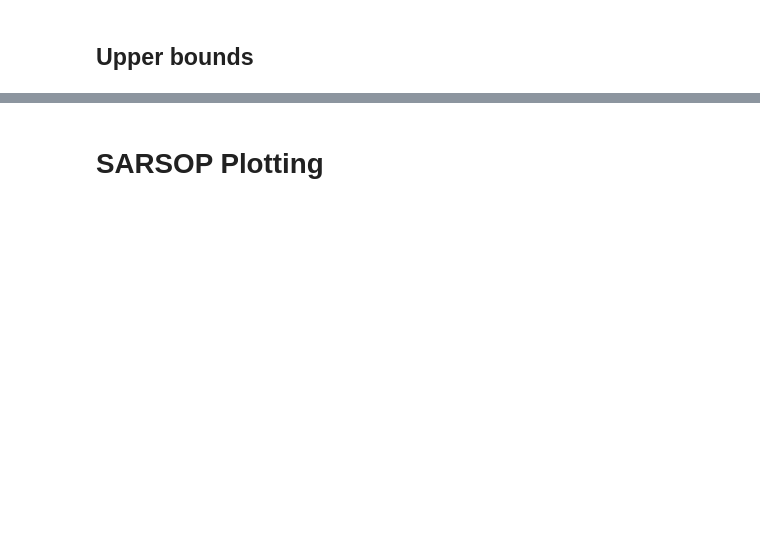
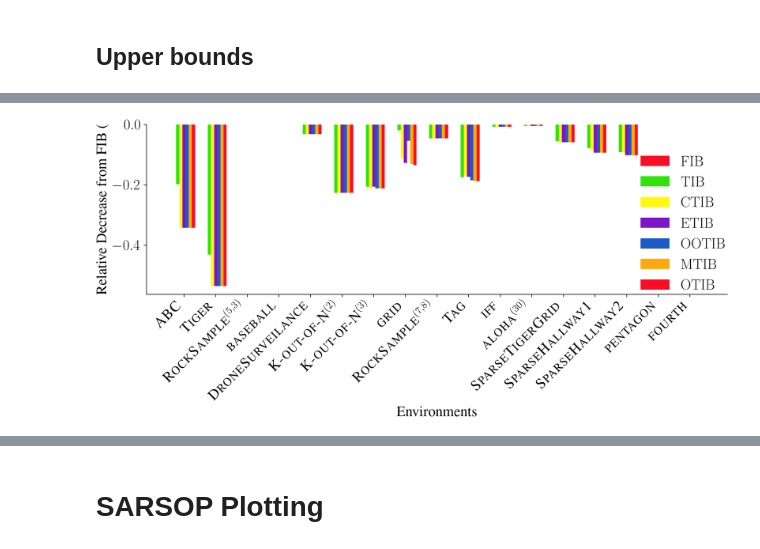
Before and after one commit to MKrale/TighterInformedBound.jl, a Jupyter notebook: Plotting.ipynb, the cells around one changed output, grey strips where cells are left out. Saved outputs shown, nothing was run; the diff lists cells and outputs as text; code cells hidden in the pictures; blank space fills up the shorter version.

```diff
--- a/Plotting.ipynb
+++ b/Plotting.ipynb
@@ -539,2 +647,56 @@ print(dataframe.to_latex( index=False))
 \bottomrule
 \end{tabular}
+# %%
+# Bar chart for upper bounds
+
+import matplotlib.pyplot as plt
+import numpy as np
+
+# Extract numeric values from bounds
+numeric_bounds = []
+for heur_bounds in bounds:
+    heur_nums = []
+    for val in heur_bounds:
+        num = extract_number(val)
+        heur_nums.append(num if num is not None else 0)
+    numeric_bounds.append(heur_nums)
+
+# Remove SARSOP (first heuristic) and scale relative to FIB
+# FIB is now index 0 in the filtered lists
+filtered_heuristic_names = list(map(lambda h: Heur_to_latex[h], heuristic_names[1:]))
+filtered_numeric_bounds = numeric_bounds[1:]
+
+# Scale as relative decrease from FIB (lower is better)
+scaled_numeric_bounds = []
+for heur_idx in range(len(filtered_numeric_bounds)):
+    scaled_heur = []
+    for env_idx in range(len(env_names)):
+        fib_val = numeric_bounds[1][env_idx]  # FIB bounds (original index 1)
+        lb = numeric_bounds[0][env_idx]
+        heur_val = filtered_numeric_bounds[heur_idx][env_idx]
+        if fib_val != 0:
+            rel_decrease = (heur_val - fib_val) / abs(fib_val)
+            scaled_heur.append(rel_decrease)
+        else:
+            scaled_heur.append(0)
+    scaled_numeric_bounds.append(scaled_heur)
+
+# Create bar chart
+fig, ax = plt.subplots(figsize=(12, 6))
+x = np.arange(len(env_names))
+width = 0.1  # width of each bar
+
+for i, (heur, heur_nums) in enumerate(zip(filtered_heuristic_names, scaled_numeric_bounds)):
+    ax.bar(x + i * width, heur_nums, width, label=heur)
+
+ax.set_xlabel('Environments')
+ax.set_ylabel('Relative Decrease from FIB (%)')
+ax.set_xticks(x + width * (len(filtered_heuristic_names) - 1) / 2)
+ax.set_xticklabels(env_names, rotation=45, ha='right')
+ax.legend()
+# ax.invert_yaxis()
+
+plt.tight_layout()
+plt.show()
+# %% [output]
+[figure, added]
```
Also changed, not shown: parts of 17 cells of this notebook, 7 other files.
